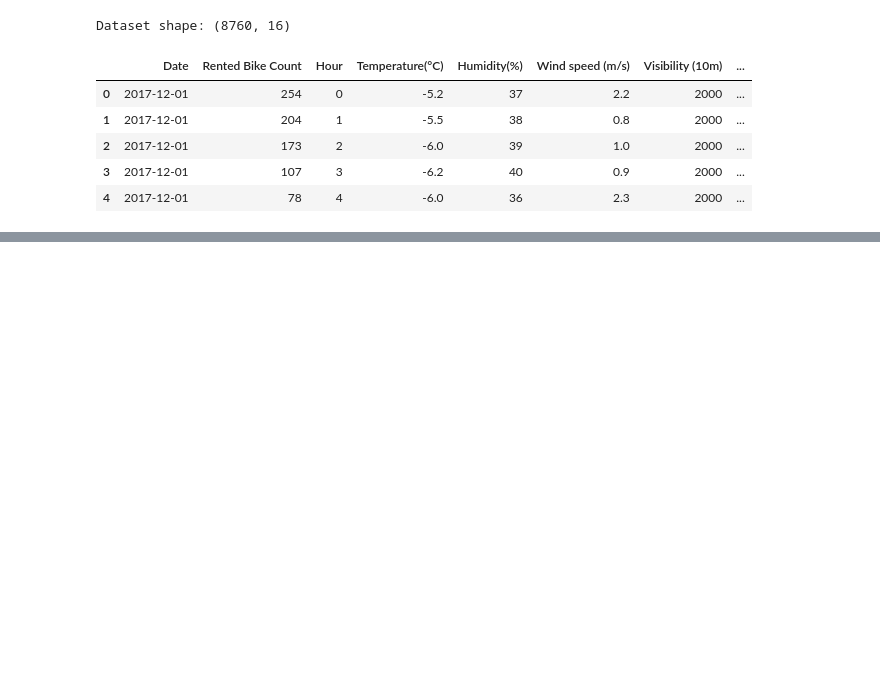
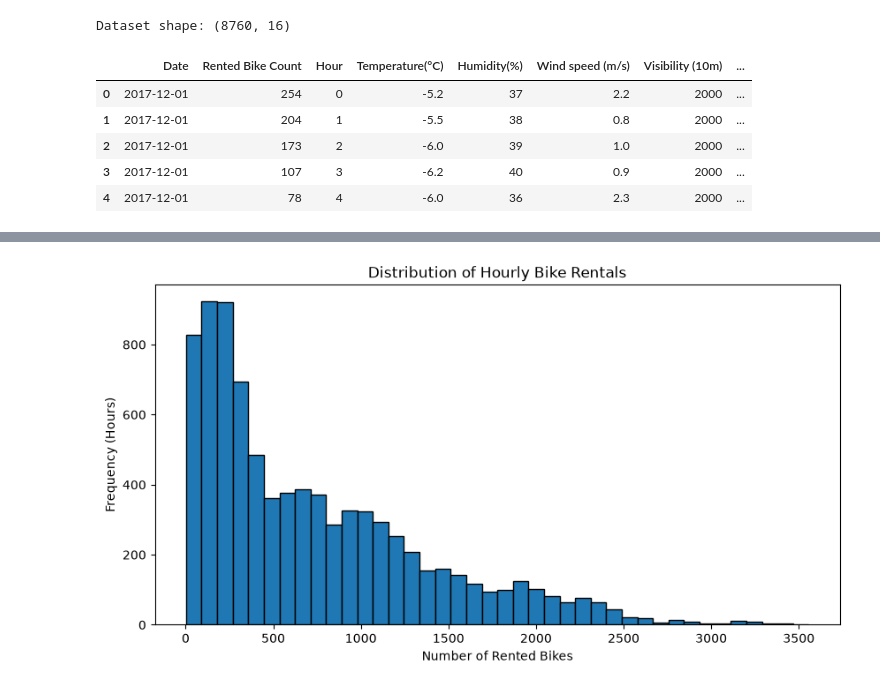
Before and after one commit to ChandaNovent/BikeFlow, a Jupyter notebook: 01_bikeflow_analysis.ipynb, the cells around one changed output, grey strips where cells are left out. Saved outputs shown, nothing was run; the diff lists cells and outputs as text; code cells hidden in the pictures; blank space fills up the shorter version.

Commit message:
Add data quality checks and EDA visualizations

```diff
--- a/01_bikeflow_analysis.ipynb
+++ b/01_bikeflow_analysis.ipynb
@@ -40,0 +279,22 @@ Dataset shape: (8760, 16)
+# %%
+
+# Keep the original humidity values for comparison
+df_model["Humidity_original"] = df_model["Humidity(%)"]
+
+# Mark suspicious zero humidity values as missing
+df_model["Humidity(%)"] = df_model["Humidity(%)"].replace(0, float("nan"))
+
+# Use datetime as a temporary index for time-based interpolation
+df_model = df_model.set_index("datetime")
+
+# Estimate missing humidity values using surrounding timestamps
+df_model["Humidity(%)"] = df_model["Humidity(%)"].interpolate(method="time")
+
+# Restore datetime as a regular column
+df_model = df_model.reset_index()
+
+# Display corrected observations
+df_model.loc[
+    df_model["Humidity_original"] == 0,
+    ["datetime", "Humidity_original", "Humidity(%)"]
+]
@@ -40,0 +350,20 @@ Dataset shape: (8760, 16)
+# %%
+
+# Import matplotlib for data visualization
+import matplotlib.pyplot as plt
+
+# Create a histogram of hourly bike rentals
+plt.figure(figsize=(10, 5))
+
+# Divide rental counts into 40 intervals (bins) 89 ish bikes per bin
+plt.hist(df_model["Rented Bike Count"], bins=40, edgecolor="black")
+
+# Add chart title and axis labels
+plt.title("Distribution of Hourly Bike Rentals")
+plt.xlabel("Number of Rented Bikes")
+plt.ylabel("Frequency (Hours)")
+
+# Display the chart
+plt.show()
+# %% [output]
+[figure, added]
```
Also changed, not shown: parts of 25 cells of this notebook.
